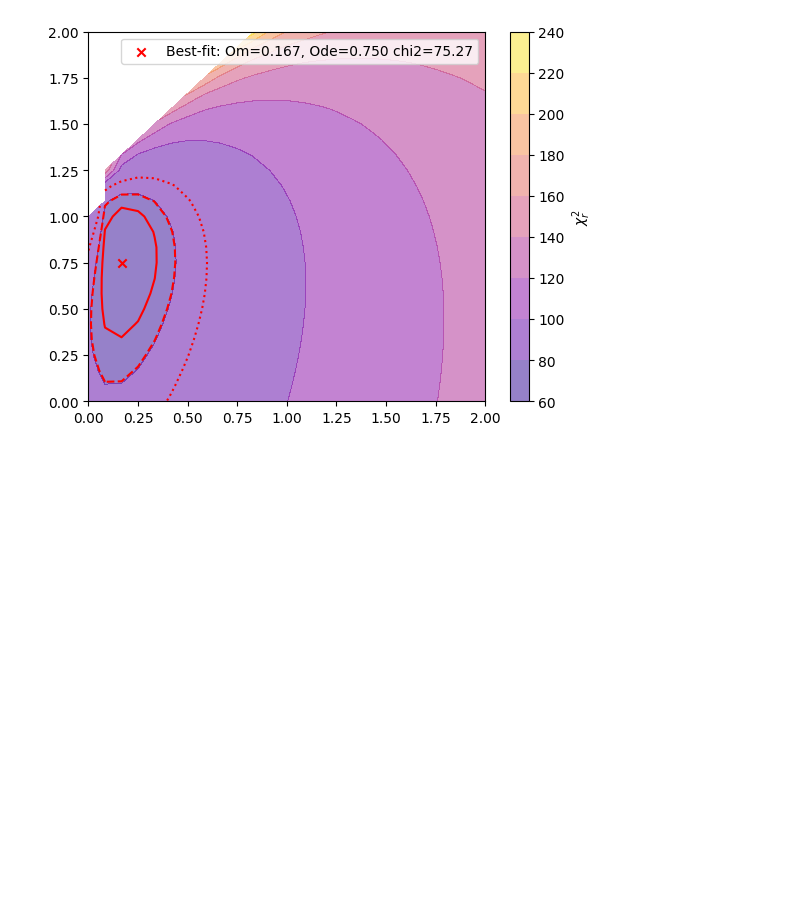
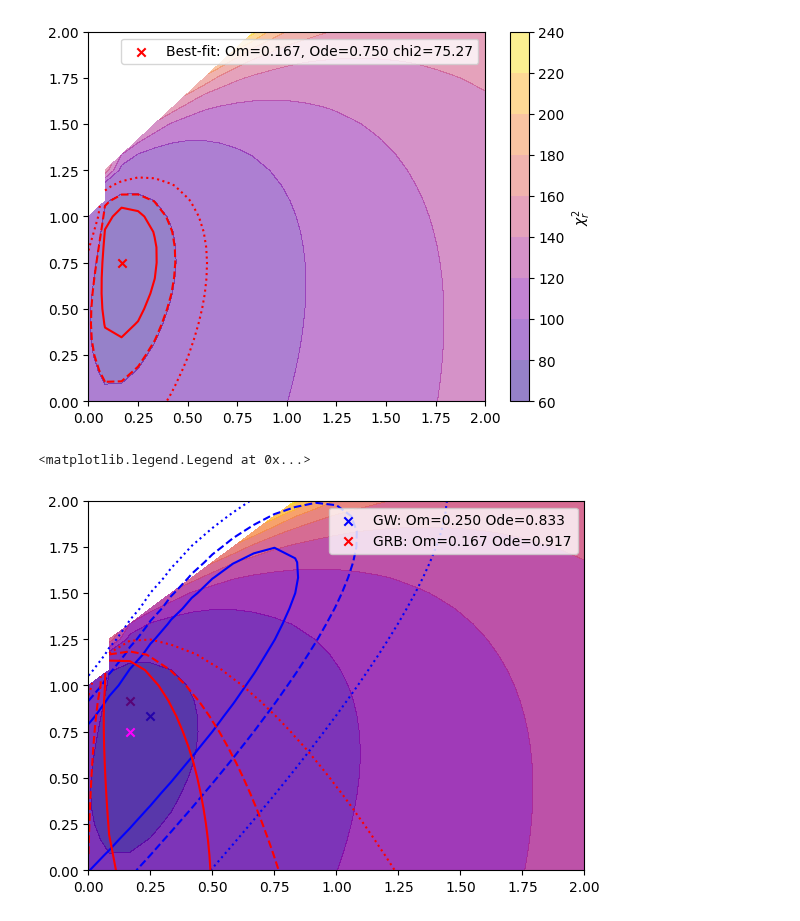
Before and after one commit to joanalnu/OAB-INAF, a Jupyter notebook: joint-constraints.ipynb, the cells around one changed output. Drawn from its saved outputs; the diff is of its cells as text; code cells hidden in the pictures; blank space fills up the shorter version.

Commit message:
added everything-into-the-pot contour plot

```diff
--- a/joint-constraints.ipynb
+++ b/joint-constraints.ipynb
@@ -54,3 +54,18 @@ plt.legend()
 # %% [output]
 <matplotlib.legend.Legend at 0x...>
 [figure]
+# %%
+plt.figure()
+plt.contour(Om, Ode, gw_chi_surface.T, levels=[gw_min+2.3, gw_min+4.61, gw_min+9.21], colors='blue', linestyles=['solid', 'dashed', 'dotted'], label='GW')
+plt.contour(Om, Ode, grb_chi_surface.T, levels=[grb_min+2.3, grb_min+4.61, grb_min+9.21], colors='red', linestyles=['solid', 'dashed', 'dotted'], label='GRB')
+plt.scatter(Om_gw, Ode_gw, c='b', label=f'GW: Om={Om_gw:.3f} Ode={Ode_gw:.3f}', marker='x')
+plt.scatter(Om_grb, Ode_grb, c='r', label=f'GRB: Om={Om_grb:.3f} Ode={Ode_grb:.3f}', marker='x')
+
+plt.contourf(Om, Ode, joint_surface.T, cmap='plasma', alpha=0.8, label='GRB+GW')
+plt.colorbar(im, label=r'GRB-GW $\chi_r^2$')
+plt.scatter(Omj, Odej, marker='x', color='magenta')
+
+plt.legend()
+# %% [output]
+<matplotlib.legend.Legend at 0x...>
+[figure, added]
```
